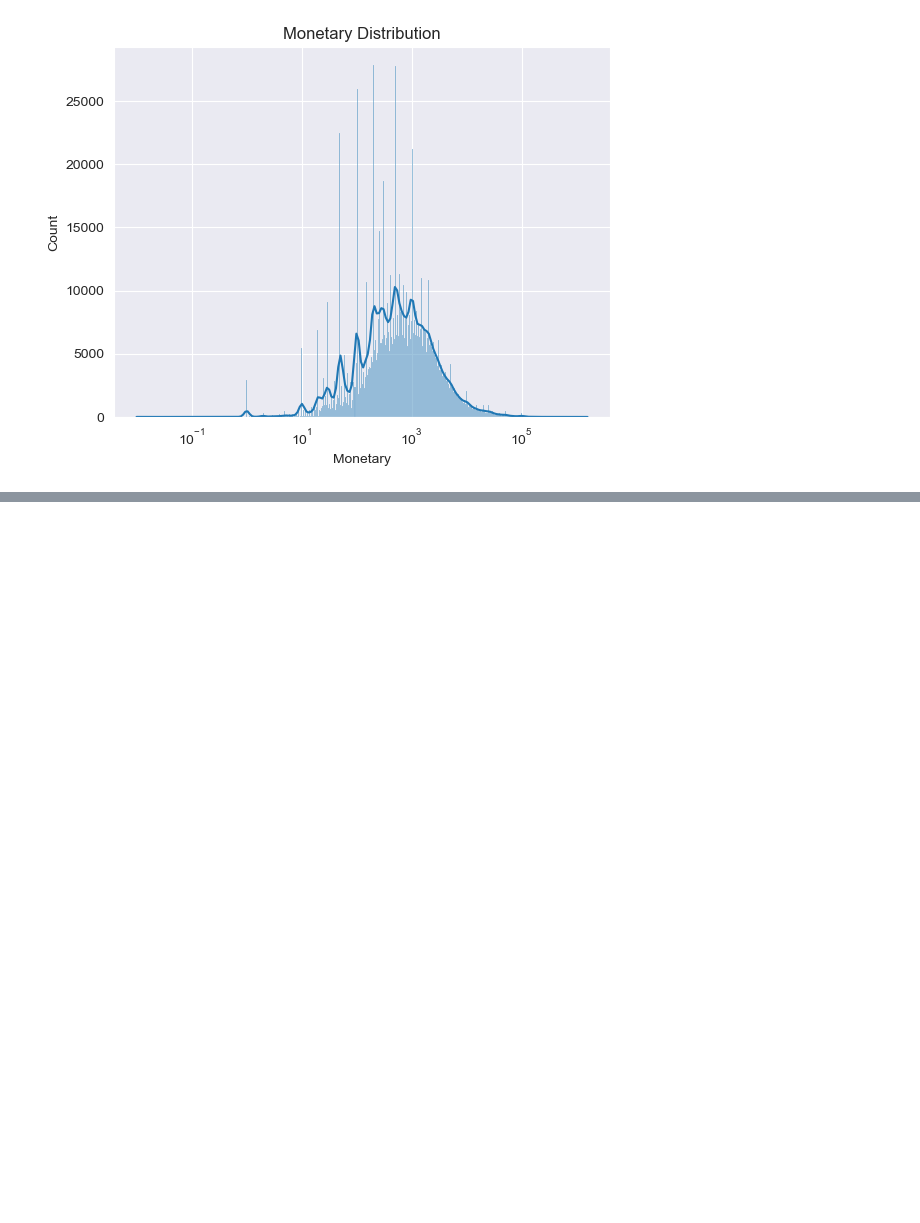
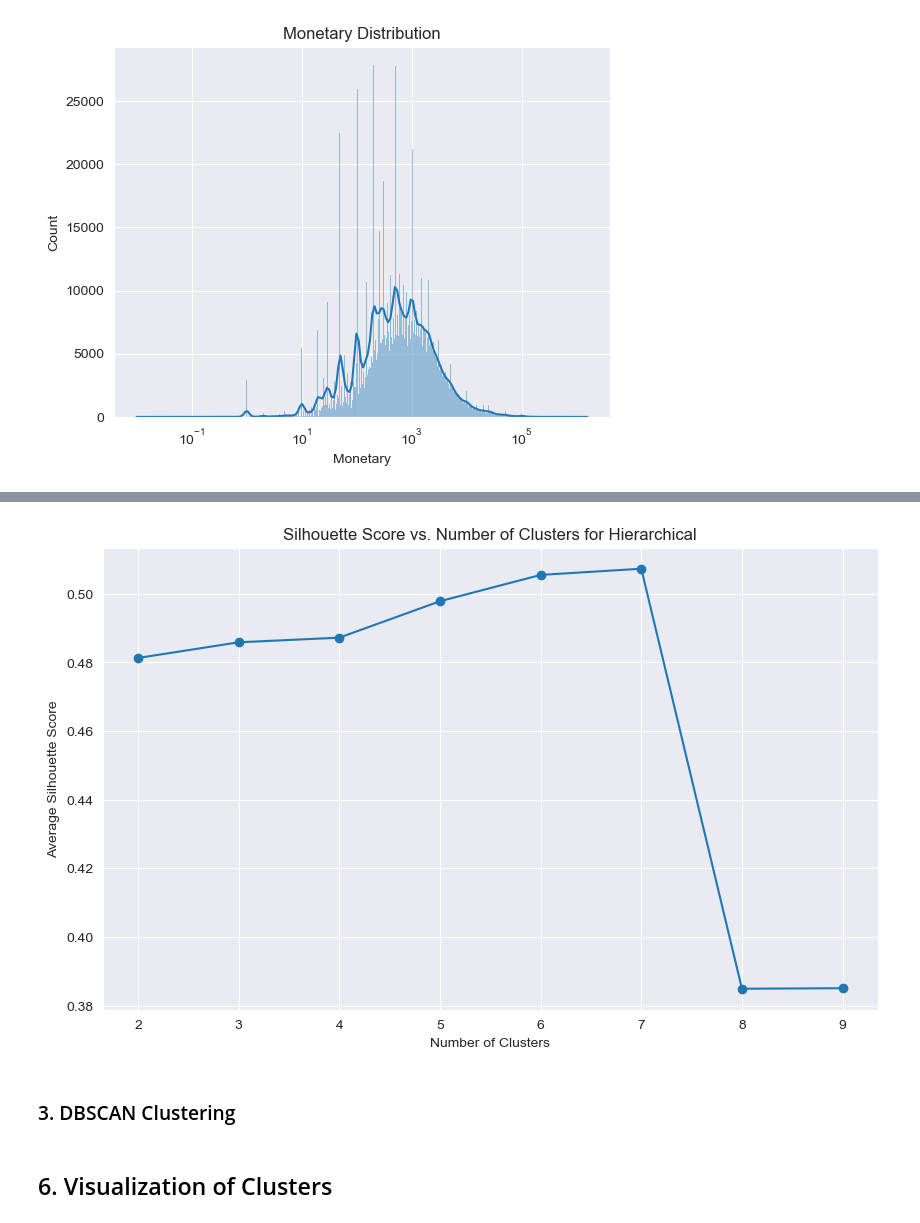
Before and after one commit to GDistories/DSAA5002_Final_Exam, a Jupyter notebook: Q6/Q6_Code/Q6.ipynb, the cells around one changed output, grey strips where cells are left out. Saved outputs shown, nothing was run; the diff lists cells and outputs as text; code cells hidden in the pictures; blank space fills up the shorter version.

```diff
--- a/Q6/Q6_Code/Q6.ipynb
+++ b/Q6/Q6_Code/Q6.ipynb
@@ -383,0 +452,11 @@ Number of customers with zero monetary value: 505
+# %%
+range_n_clusters = range(2, 10)
+hierarchical_silhouette_avg_scores = []
+
+for n_clusters in range_n_clusters:
+    hierarchical_cluster = AgglomerativeClustering(n_clusters=n_clusters)
+    hierarchical_cluster_labels = hierarchical_cluster.fit_predict(scaled_features_sample)
+
+    hierarchical_silhouette_avg = silhouette_score(scaled_features_sample, hierarchical_cluster_labels)
+    hierarchical_silhouette_avg_scores.append(hierarchical_silhouette_avg)
+    print("For n_clusters =", n_clusters, "The average silhouette_score is :", hierarchical_silhouette_avg)
@@ -383,0 +472,10 @@ Number of customers with zero monetary value: 505
+# %%
+# Draw the relationship between the number of clusters and the silhouette score for Hierarchical
+plt.figure(figsize=(10, 6))
+plt.plot(range_n_clusters, hierarchical_silhouette_avg_scores, marker='o')
+plt.title('Silhouette Score vs. Number of Clusters for Hierarchical')
+plt.xlabel('Number of Clusters')
+plt.ylabel('Average Silhouette Score')
+plt.show()
+# %% [output]
+[figure, added]
@@ -383,0 +487,2 @@ Number of customers with zero monetary value: 505
+# %% [markdown]
+### 3. DBSCAN Clustering
@@ -383,0 +494,2 @@ Number of customers with zero monetary value: 505
+# %% [markdown]
+## 6. Visualization of Clusters
```
Also changed, not shown: parts of 38 cells of this notebook.
